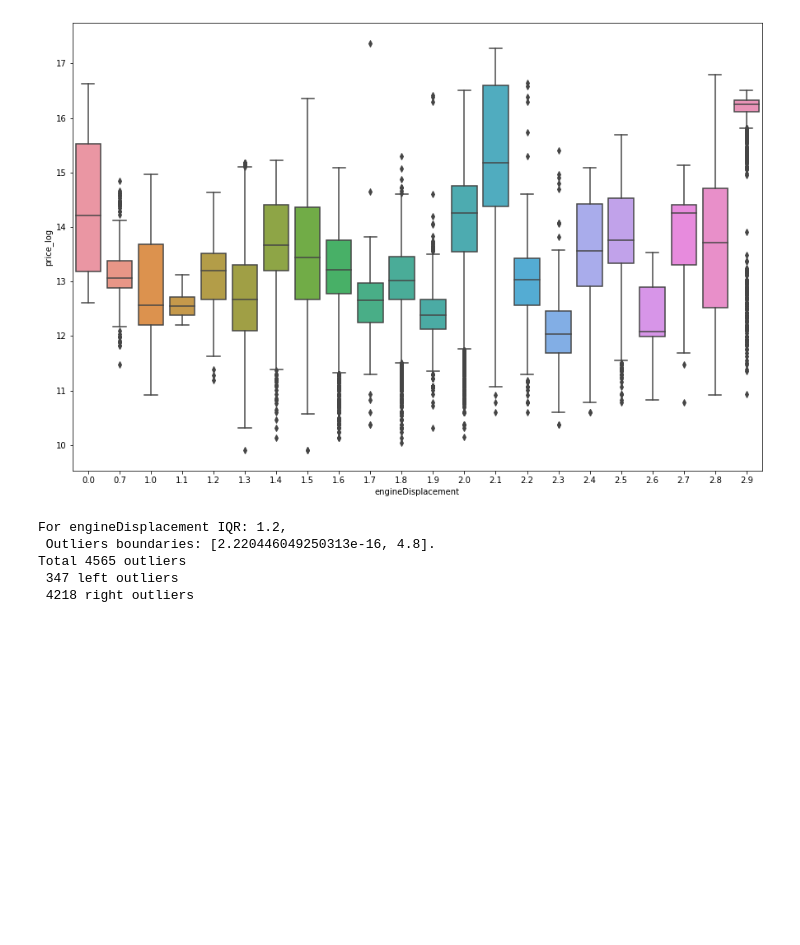
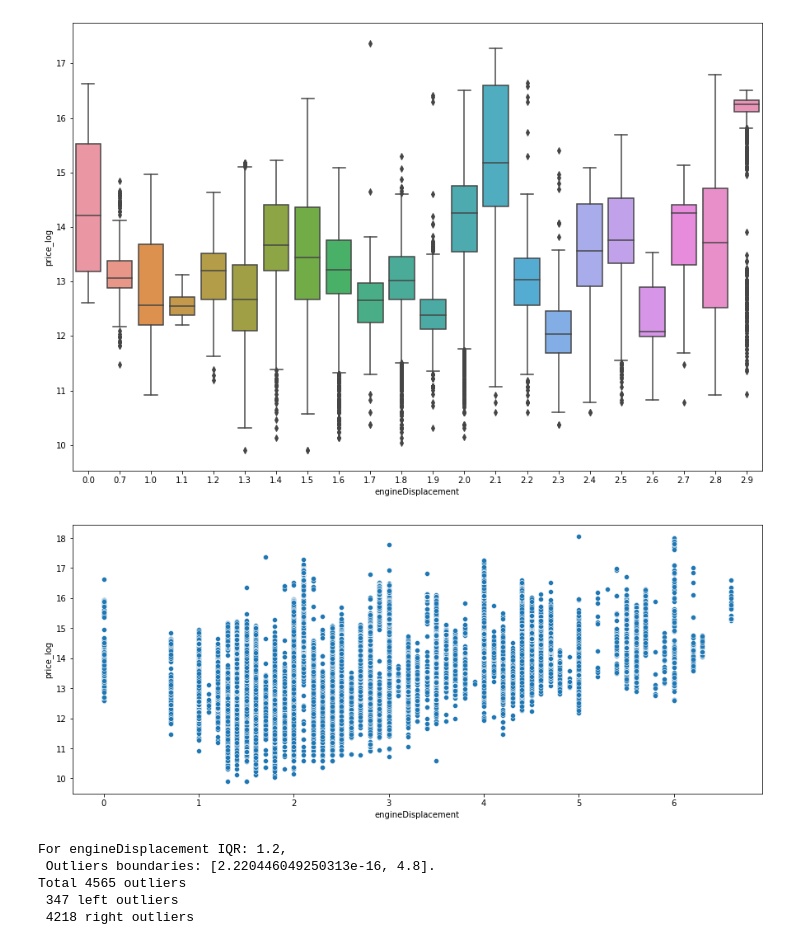
Before and after one commit to gir2017/teamwork_kaggle, a Jupyter notebook: module_5/select_auto.ipynb, the cells around one changed output. Cells and saved outputs as stored; diff of their text form; code cells hidden in the pictures; blank space fills up the shorter version.

```diff
--- a/module_5/select_auto.ipynb
+++ b/module_5/select_auto.ipynb
@@ -1030,6 +1035,10 @@ sns.boxplot(x = 'engineDisplacement', y = 'price_log', data=bined_engD)
 # %% [output]
 <AxesSubplot:xlabel='engineDisplacement', ylabel='price_log'>
 [figure]
+# %%
+scatter(bined_df, 'engineDisplacement')
+# %% [output]
+[figure, added]
 # %%
 outliers(bined_df, 'engineDisplacement')
 # %% [output]
```
Also changed, not shown: parts of 192 cells of this notebook.
